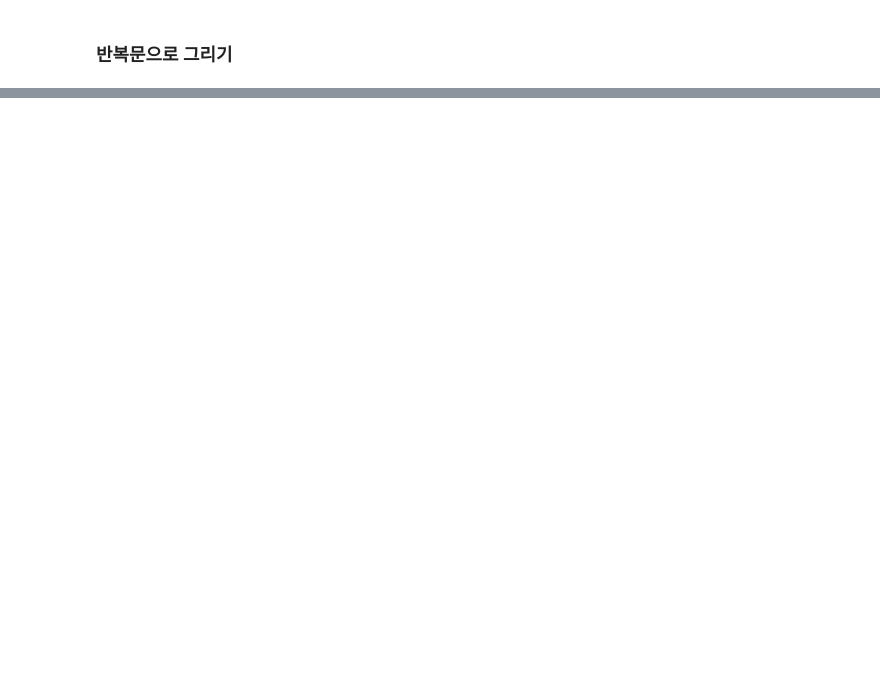
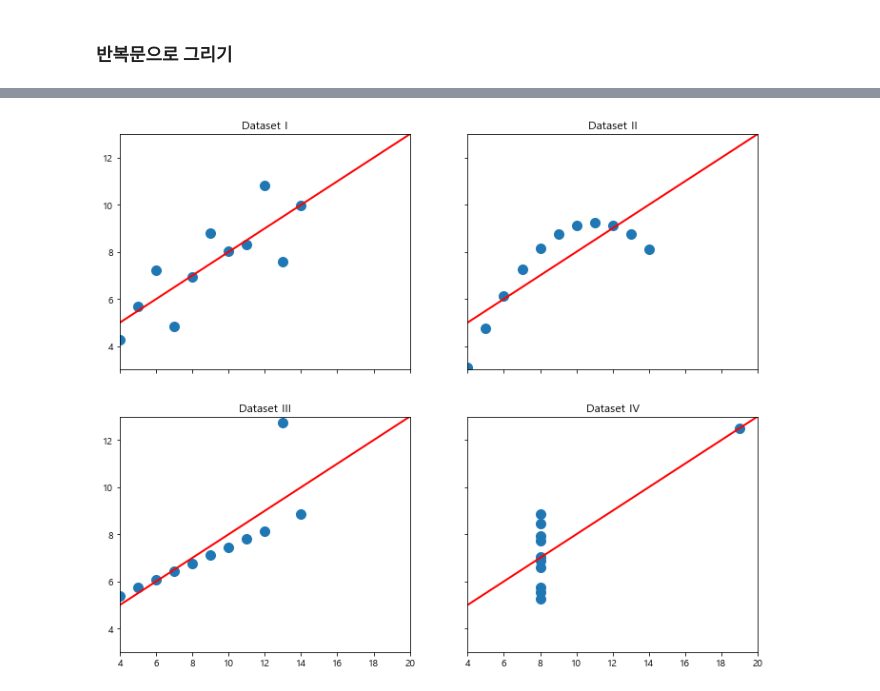
Before and after one commit to beegramin9/DataScience, a Jupyter notebook: 04_matplotlib/07_객체.ipynb, the cells around one changed output, grey strips where cells are left out. Saved outputs shown, nothing was run; the diff lists cells and outputs as text; code cells hidden in the pictures; blank space fills up the shorter version.

```diff
--- a/04_matplotlib/07_객체.ipynb
+++ b/04_matplotlib/07_객체.ipynb
@@ -137,0 +245,18 @@ plt.show()
+# %%
+fig, axes = plt.subplots(2,2,figsize=(12,10), sharex=True, sharey=True)
+nums = ['I','II','III','IV']
+
+for i, num in enumerate(nums):
+    ds = ans[ans.dataset == num]
+    x = ds['x'] ; y = ds['y']
+    ax = axes[i//2][i%2] # i = 0,1,2,3 일때 인덱스가 [0][0], [0][1], [1][0], [1][1] 여야 함
+
+    # 아니면 ax.scatter(x,y) 이렇게 써도 되고
+    ax.plot(x,y,'o',markersize = 10)
+    # regression
+    ax.plot([3,20],[4.5,13], 'r-', lw = 2)
+    ax.set_title(f'Dataset {num}')
+    ax.set_ylim((3,13))
+    ax.set_xlim((4,20))
+# %% [output]
+[figure, added]
```
Also changed, not shown: parts of 18 cells of this notebook, 6 other files.
